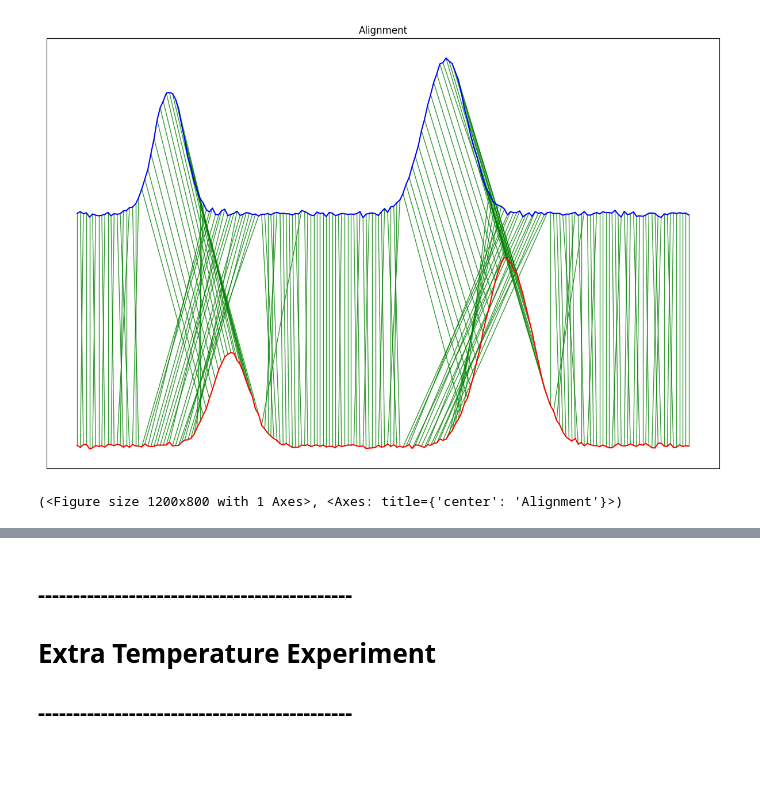
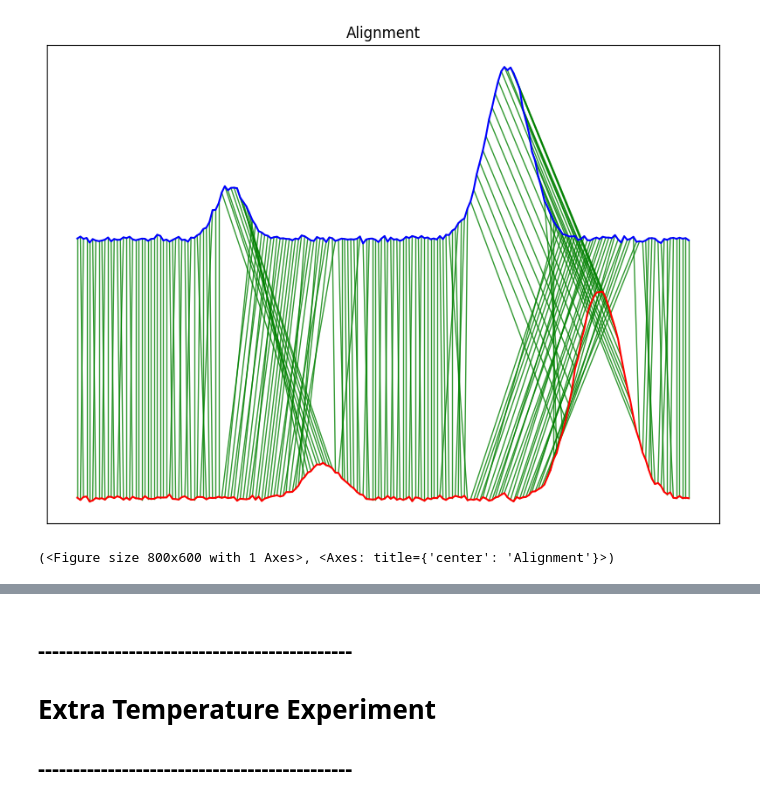
Before and after one commit to Thai-npd/TiOT-code, a Jupyter notebook: alignment_visual.ipynb, the cells around one changed output, grey strips where cells are left out. Drawn from its saved outputs; the diff is of its cells as text; code cells hidden in the pictures; blank space fills up the shorter version.

```diff
--- a/alignment_visual.ipynb
+++ b/alignment_visual.ipynb
@@ -92,7 +92,7 @@ def generate_two_peak_series(n=200,
                              shift=0,
                              height1=[1, 1], height2=[1, 1],
                              width1=[5, 5], width2=[5, 5],
-                             noise=0.0, seed=None):
+                             noise=0.0, seed=0):
     """
     Generate two synthetic time series with two Gaussian-like peaks.
 
@@ -119,7 +119,7 @@ def generate_two_peak_series(n=200,
     -------
     t : np.ndarray
         Time index.
-    y1, y2 : np.ndarray
+    x, y : np.ndarray
         Two synthetic time series.
     """
     rng = np.random.default_rng(seed)
@@ -131,25 +131,11 @@ def generate_two_peak_series(n=200,
             y += h * np.exp(-(t - p) ** 2 / (2 * w ** 2))
         return y
 
-    y1 = gaussians(t, peaks1, height1, width1)
-    y2 = gaussians(t, [p + shift for p in peaks2], height2, width2)
+    x = gaussians(t, peaks1, height1, width1)
+    y = gaussians(t, [p + shift for p in peaks2], height2, width2)
 
     if noise > 0:
-        y1 += rng.normal(0, noise, size=n)
-        y2 += rng.normal(0, noise, size=n)
+        x += rng.normal(0, noise, size=n)
+        y += rng.normal(0, noise, size=n)
 
-    return t, y1, y2
-
-
-# Example usage
-t, y1, y2 = generate_two_peak_series(
-    n=200,
-    peaks1=[50, 140], peaks2=[50, 140],
-    shift=20, height1=[0.6, 1.2], height2=[0.8, 1.0],
-    width1=[6, 8], width2=[5, 7],
-    noise=0.01, seed=42
-)
-plt.figure()
-plt.plot(t, y1, color='red')
-plt.plot(t, y2, color='blue')
-plt.show()
+    return t, x, y
@@ -166,13 +178,13 @@ plot_alignment(y1, y2 + 1.5, mapping=mapping)
 # %%
-t, y1, y2 = generate_two_peak_series(
+t, x, y = generate_two_peak_series(
     n=200,
-    peaks1=[50, 140], peaks2=[50, 140],
-    shift=-20, height1=[0.6, 1.2], height2=[0.8, 1.0],
+    peaks1=[80, 170], peaks2=[80, 170],
+    shift=-30, height1=[0.2, 1.2], height2=[0.3, 1.0],
     width1=[6, 8], width2=[5, 7],
-    noise=0.01, seed=42
+    noise=0.01, seed=0
 )
 plt.figure()
-plt.plot(t, y1, color='red')
-plt.plot(t, y2, color='blue')
+plt.plot(t, x, color='red')
+plt.plot(t, y, color='blue')
 plt.show()
 # %% [output]
@@ -180,7 +192,6 @@ plt.show()
 # %%
-d, pi, w = TiOT_lib.TiOT(y1, y2, detail_mode=True)
-mapping = [(i,j, pi[i][j]) for i in range(len(pi[0])) for j in range(len(pi))]
-plot_alignment(y1, y2 + 1.5, mapping=mapping)
+d, pi, w_opt = TiOT_lib.TiOT(x, y, detail_mode=True)
+plot_alignment(x, y, pi, filename='Alignment2_wopt')
 # %% [output]
-[figure, old version]
+[figure, new version]
-(<Figure size 1200x800 with 1 Axes>, <Axes: title={'center': 'Alignment'}>)
+(<Figure size 800x600 with 1 Axes>, <Axes: title={'center': 'Alignment'}>)
```
Also changed, not shown: parts of 16 cells of this notebook, 7 other files.
